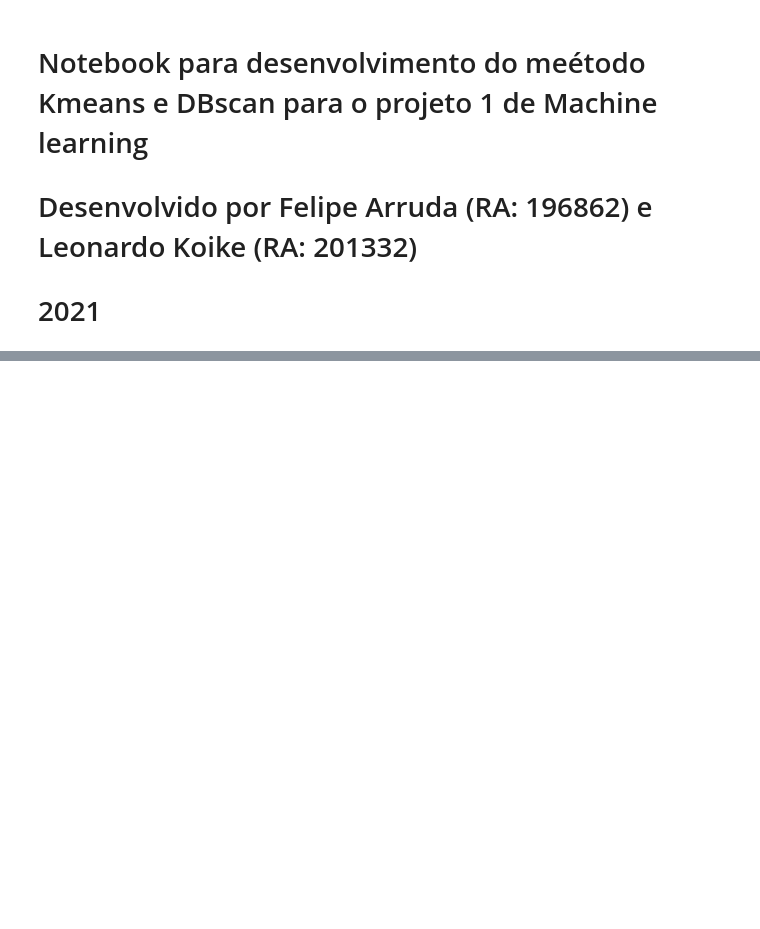
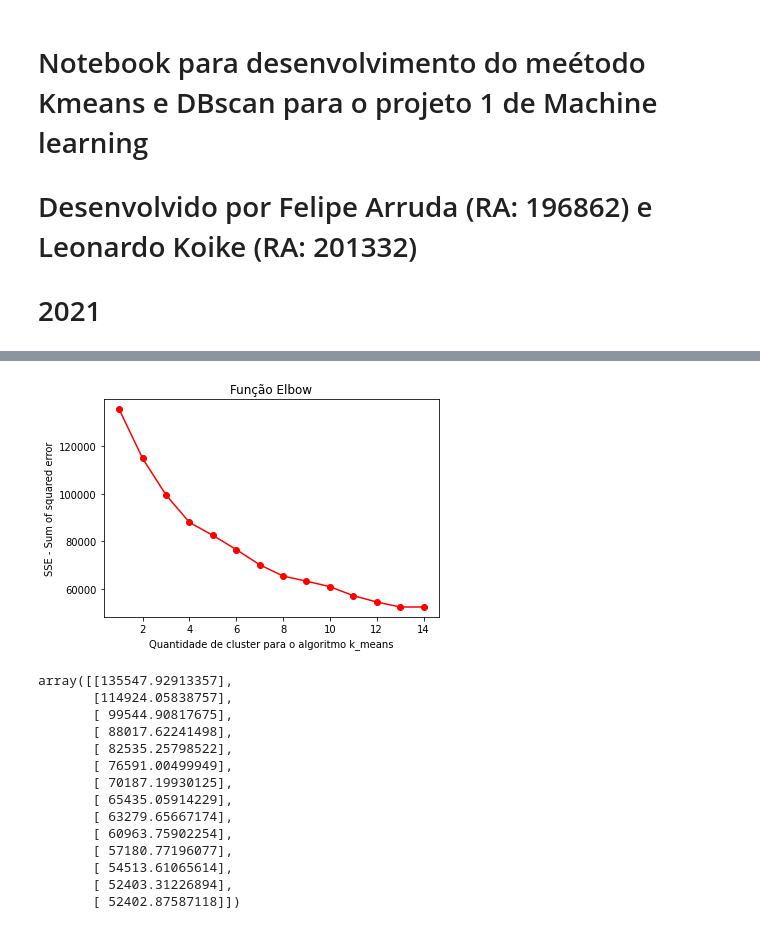
Before and after one commit to Ftmarruda/p1-mc886, a Jupyter notebook: kmeans.ipynb, the cells around one changed output, grey strips where cells are left out. Saved outputs shown, nothing was run; the diff lists cells and outputs as text; code cells hidden in the pictures; blank space fills up the shorter version.

```diff
--- a/kmeans.ipynb
+++ b/kmeans.ipynb
@@ -255,0 +284,3 @@ array([[0.1568882 ],
+# %%
+data_in = pd.read_csv("CC_GENERAL.csv")
+data_in
@@ -255,0 +301,10 @@ array([[0.1568882 ],
+# %%
+# tratamento de informações sem um valor associado
+data_in.drop(['CUST_ID'],axis = 1, inplace = True)
+# tratamento de informações em campos nulos
+data_in.loc[(data_in['MINIMUM_PAYMENTS'].isnull() == True), 'MINIMUM_PAYMENTS'] = data_in['MINIMUM_PAYMENTS'].mean()
+data_in.loc[(data_in['CREDIT_LIMIT'].isnull() == True), 'CREDIT_LIMIT'] = data_in['CREDIT_LIMIT'].mean()
+# %%
+scaler = StandardScaler()
+df = scaler.fit_transform(data_in)
+df
@@ -255,0 +325,5 @@ array([[0.1568882 ],
+# %%
+# divisão dos dados de treino e de teste
+np.random.shuffle(df)
+index_df = int(df.shape[0]*0.9)
+df_train,df_tests = np.vsplit(df,[index_df])
@@ -255,0 +367,18 @@ array([[0.1568882 ],
+# %%
+elbow(data=df_train,k_max=15)
+# %% [output]
+[figure, added]
+array([[135547.92913357],
+       [114924.05838757],
+       [ 99544.90817675],
+       [ 88017.62241498],
+       [ 82535.25798522],
+       [ 76591.00499949],
+       [ 70187.19930125],
+       [ 65435.05914229],
+       [ 63279.65667174],
+       [ 60963.75902254],
+       [ 57180.77196077],
+       [ 54513.61065614],
+       [ 52403.31226894],
+       [ 52402.87587118]])
```
Also changed, not shown: parts of 32 cells of this notebook, 1 other file.
